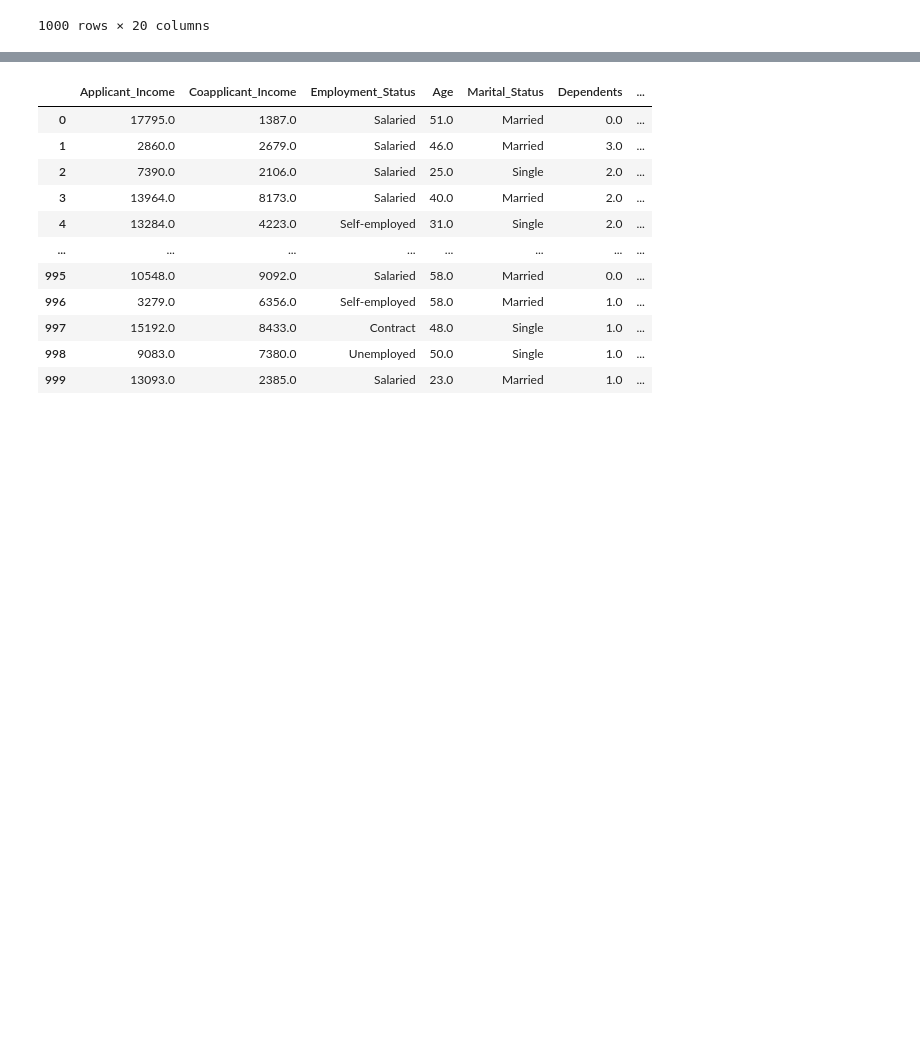
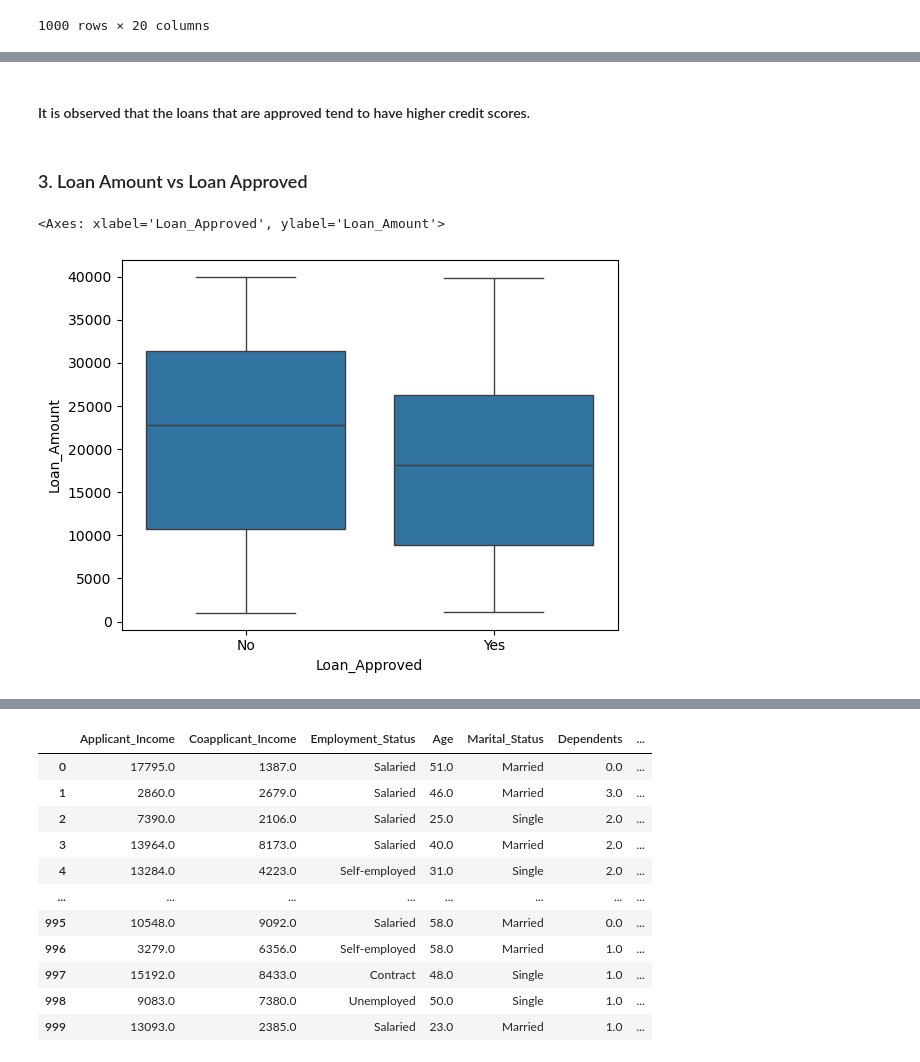
Before and after one commit to Vansh9zz/Loan-Approval-System, a Jupyter notebook: creditwise-loan-system.ipynb, the cells around one changed output, grey strips where cells are left out. Saved outputs shown, nothing was run; the diff lists cells and outputs as text; code cells hidden in the pictures; blank space fills up the shorter version.

```diff
--- a/creditwise-loan-system.ipynb
+++ b/creditwise-loan-system.ipynb
@@ -34,0 +84,13 @@ array(['No', 'Yes', nan], dtype=object)
+# %% [markdown]
+#### It is observed that the loans that are approved tend to have higher credit scores.
+# %% [markdown]
+### 3. Loan Amount vs Loan Approved
+# %%
+sns.boxplot(
+    data=df,
+    x="Loan_Approved",
+    y="Loan_Amount"
+)
+# %% [output]
+<Axes: xlabel='Loan_Approved', ylabel='Loan_Amount'>
+[figure, added]
```
Also changed, not shown: parts of 20 cells of this notebook, 1 other file.
